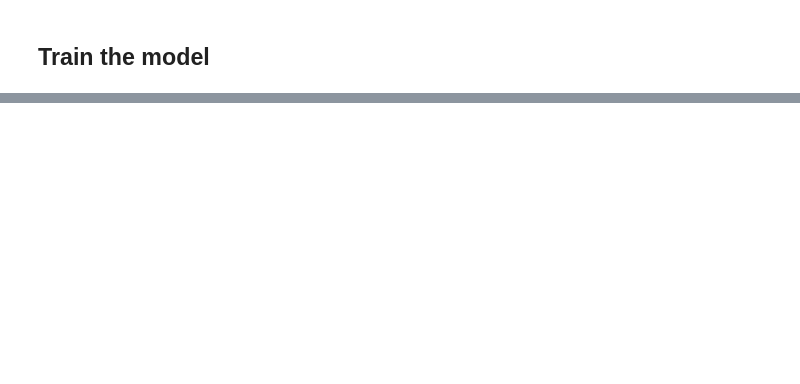
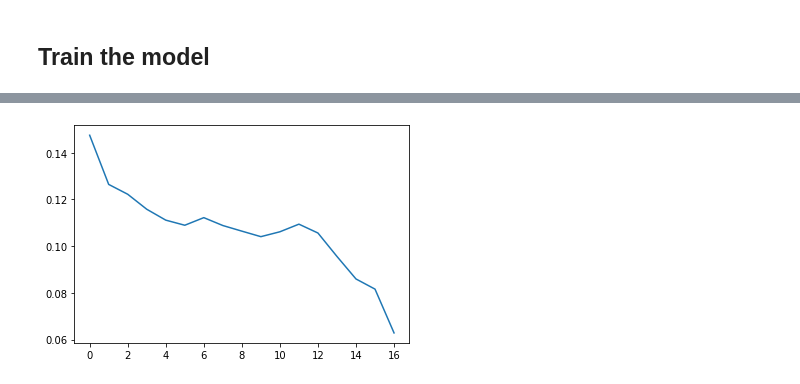
Before and after one commit to penguix0/container-detection, a Jupyter notebook: main.ipynb, the cells around one changed output, grey strips where cells are left out. Drawn from its saved outputs; the diff is of its cells as text; code cells hidden in the pictures; blank space fills up the shorter version.

```diff
--- a/main.ipynb
+++ b/main.ipynb
@@ -105,6 +105,8 @@ Number of test examples:     10
 # %% [markdown]
 ## Extract all data from datset
 # %%
+IMG_WIDTH = 100
+
 train_dataset_img = []
 train_dataset_label = []
 train_dataset_points = []
@@ -118,7 +120,11 @@ for i in iter(train_dataset):
     train_dataset_label.append(label)
 
     points = i["points"]
-    train_dataset_points.append(points)
+    normalized_points = []
+    for point in points:
+      point /= IMG_WIDTH
+      normalized_points.append(point)
+    train_dataset_points.append(normalized_points)
 
 ## Convert to numpy array
 train_dataset_img = np.array(train_dataset_img, dtype="float32")
@@ -137,8 +143,11 @@ for i in iter(test_dataset):
     label = i["label"]
     test_dataset_label.append(label)
 
-    points = i["points"]
-    test_dataset_points.append(points)
+    normalized_points = []
+    for point in points:
+      point /= IMG_WIDTH
+      normalized_points.append(point)
+    test_dataset_points.append(normalized_points)
 
 ## Convert to numpy array
 test_dataset_img = np.array(test_dataset_img, dtype="float32")
@@ -157,7 +166,11 @@ for i in iter(val_dataset):
     val_dataset_label.append(label)
 
     points = i["points"]
-    val_dataset_points.append(points)
+    normalized_points = []
+    for point in points:
+      point /= IMG_WIDTH
+      normalized_points.append(point)
+    val_dataset_points.append(normalized_points)
 ## Convert to numpy array
 val_dataset_img = np.array(val_dataset_img, dtype="float32")
 val_dataset_label = np.array(val_dataset_label)
@@ -239,7 +252,7 @@ validationTargets = {
     "bb_head": val_dataset_points
 }
 
-EPOCHS = 20
+EPOCHS = 17
 history = model.fit(train_dataset_img, trainTargets,
              validation_data=(val_dataset_img, validationTargets),
              batch_size=4,
@@ -266,0 +283,17 @@ Epoch 20/20
+# %%
+model_history = history.history
+loss = model_history["loss"]
+cl_head_loss = model_history["cl_head_loss"]
+bb_head_loss = model_history["bb_head_loss"]
+cl_head_accuracy = model_history["cl_head_accuracy"]
+bb_head_accuracy = model_history["bb_head_accuracy"]
+val_loss = model_history["val_loss"]
+val_cl_head_loss = model_history["val_cl_head_loss"]
+val_bb_head_loss = model_history["val_bb_head_loss"]
+val_cl_head_accuracy = model_history["val_cl_head_accuracy"]
+val_bb_head_accuracy = model_history["val_bb_head_accuracy"]
+
+plt.plot(bb_head_loss)
+plt.show()
+# %% [output]
+[figure, added]
```
Also changed, not shown: parts of 6 cells of this notebook.
